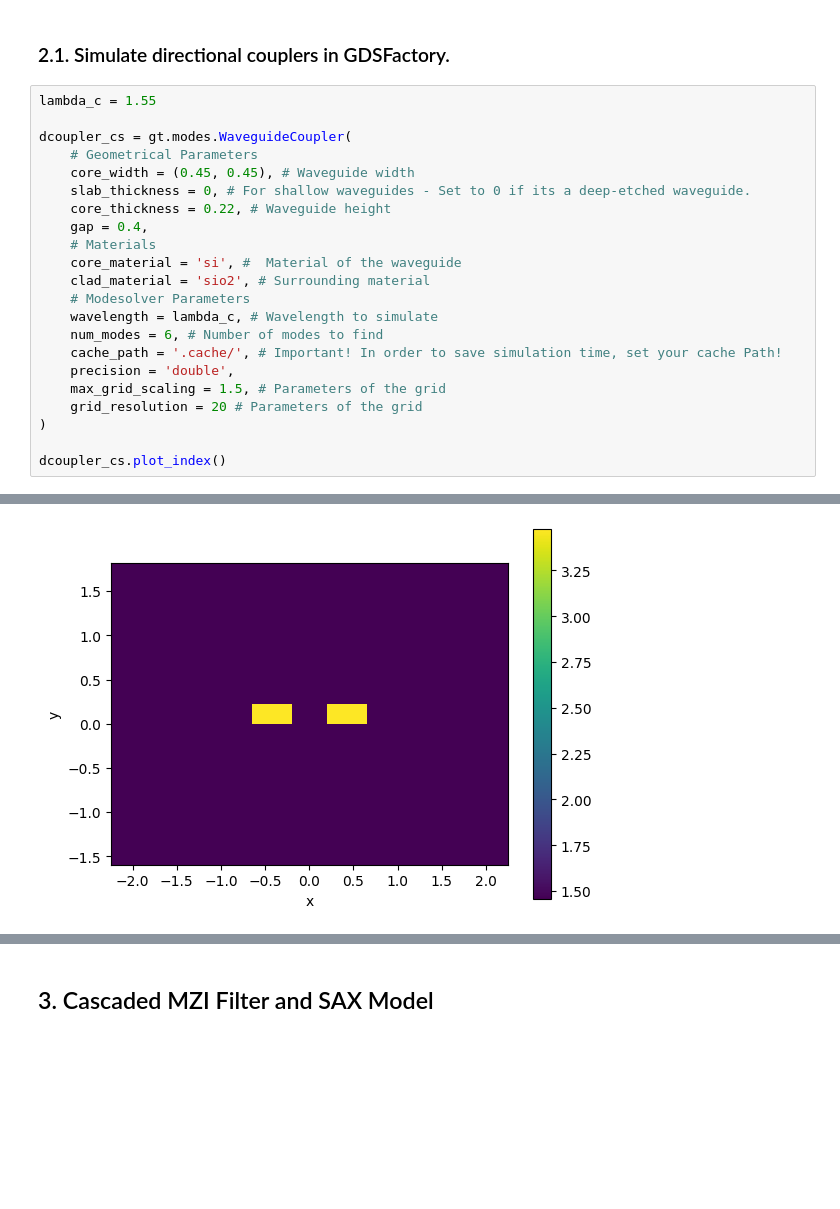
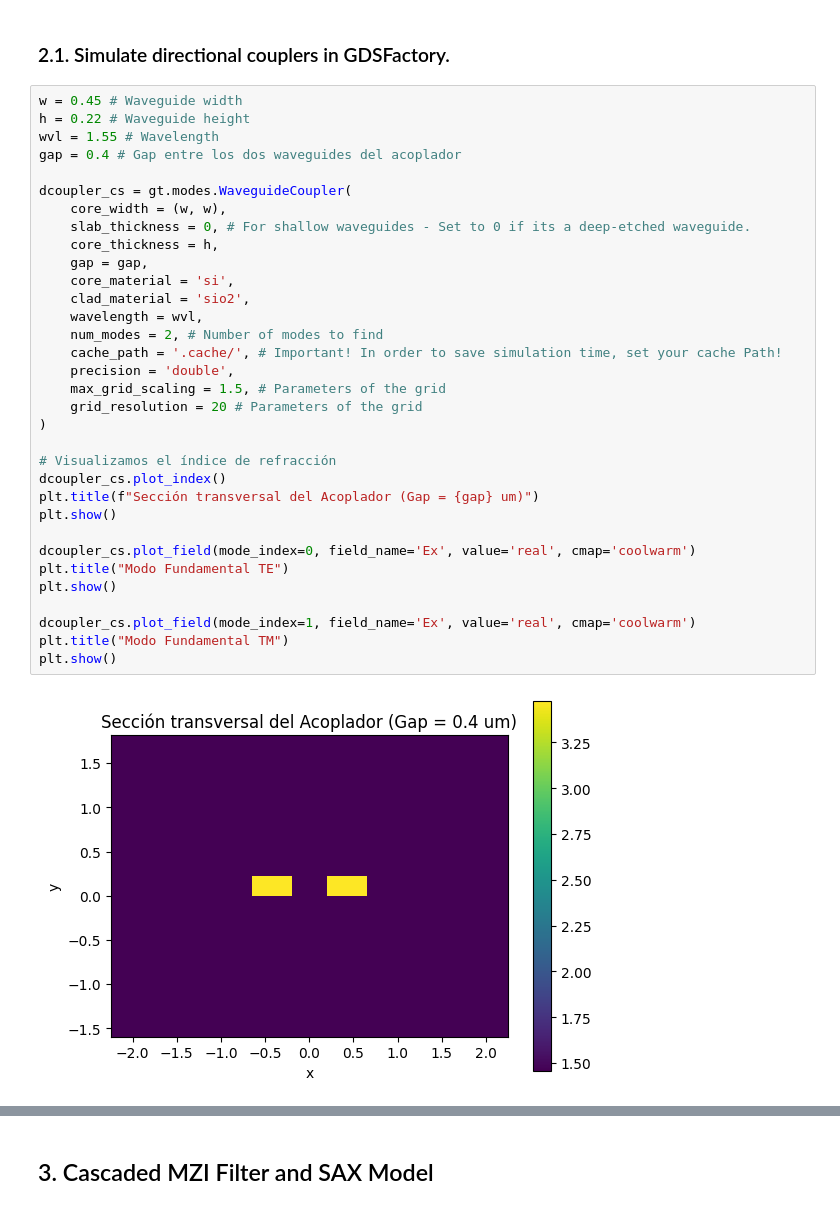
Before and after one commit to snacmuo/pic-upv-lab5-finalproject, a Jupyter notebook: FInal_Project_Sergi_Nàcher_Muñoz.ipynb, the cells around one changed output, grey strips where cells are left out. Drawn from its saved outputs; the diff is of its cells as text; blank space fills up the shorter version.

```diff
--- a/FInal_Project_Sergi_Nàcher_Muñoz.ipynb
+++ b/FInal_Project_Sergi_Nàcher_Muñoz.ipynb
@@ -239,25 +194,37 @@ for i in lista:
 # %% [markdown]
 ### 2.1. Simulate directional couplers in GDSFactory.
 # %%
-lambda_c = 1.55
+w = 0.45 # Waveguide width
+h = 0.22 # Waveguide height
+wvl = 1.55 # Wavelength
+gap = 0.4 # Gap entre los dos waveguides del acoplador
 
 dcoupler_cs = gt.modes.WaveguideCoupler(
-    # Geometrical Parameters
-    core_width = (0.45, 0.45), # Waveguide width
+    core_width = (w, w),
     slab_thickness = 0, # For shallow waveguides - Set to 0 if its a deep-etched waveguide.
-    core_thickness = 0.22, # Waveguide height
-    gap = 0.4,
-    # Materials
-    core_material = 'si', #  Material of the waveguide
-    clad_material = 'sio2', # Surrounding material
-    # Modesolver Parameters
-    wavelength = lambda_c, # Wavelength to simulate
-    num_modes = 6, # Number of modes to find
+    core_thickness = h,
+    gap = gap,
+    core_material = 'si',
+    clad_material = 'sio2',
+    wavelength = wvl,
+    num_modes = 2, # Number of modes to find
     cache_path = '.cache/', # Important! In order to save simulation time, set your cache Path!
     precision = 'double',
     max_grid_scaling = 1.5, # Parameters of the grid
     grid_resolution = 20 # Parameters of the grid
 )
 
+# Visualizamos el índice de refracción
 dcoupler_cs.plot_index()
+plt.title(f"Sección transversal del Acoplador (Gap = {gap} um)")
+plt.show()
+
+dcoupler_cs.plot_field(mode_index=0, field_name='Ex', value='real', cmap='coolwarm')
+plt.title("Modo Fundamental TE")
+plt.show()
+
+dcoupler_cs.plot_field(mode_index=1, field_name='Ex', value='real', cmap='coolwarm')
+plt.title("Modo Fundamental TM")
+plt.show()
 # %% [output]
+[figure, new version]
@@ -265 +231,0 @@ dcoupler_cs.plot_index()
-[figure, old version]
```
Also changed, not shown: parts of 33 cells of this notebook.
